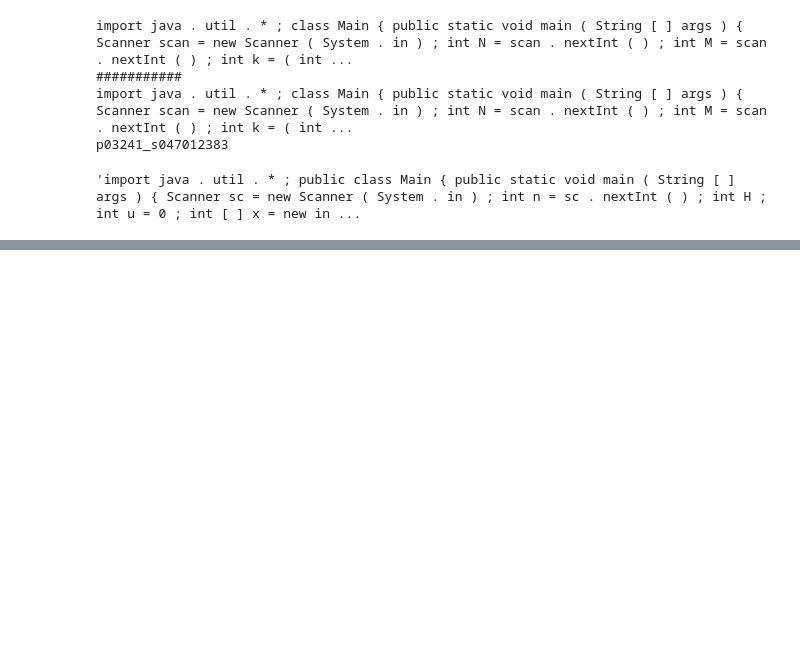
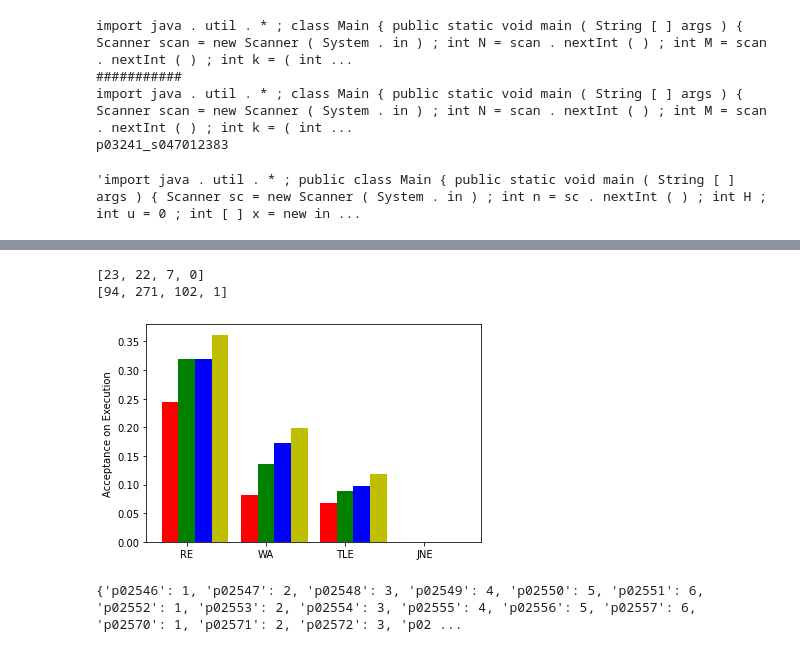
Before and after one commit to mahimanzum/FixEval, a Jupyter notebook: src/01_preprocessing.ipynb, the cells around one changed output, grey strips where cells are left out. Saved outputs shown, nothing was run; the diff lists cells and outputs as text; code cells hidden in the pictures; blank space fills up the shorter version.

```diff
--- a/src/01_preprocessing.ipynb
+++ b/src/01_preprocessing.ipynb
@@ -1834,0 +1686,80 @@ len(gen)
+# %%
+
+import numpy as np
+import matplotlib.pyplot as plt
+
+N = 4
+ind = np.arange(N)  # the x locations for the groups
+width = 0.21       # the width of the bars
+
+fig = plt.figure()
+ax = fig.add_subplot(111)
+
+top_1s, top_3s, top_5s, top_10s =  [], [], [], []
+counts = []
+for i in ['Runtime Error', 'Wrong Answer', 'Time Limit Exceeded', 'Judge Not Available']:
+    top_1s.append(verdict_top_at_acc[i]['top_1'])
+    top_3s.append(verdict_top_at_acc[i]['top_3'])
+    top_5s.append(verdict_top_at_acc[i]['top_5'])
+    top_10s.append(verdict_top_at_acc[i]['top_10'])
+    counts.append(verdict_count[i])
+
+print(top_1s)
+print(counts)
+rects1 = ax.bar(ind, [x/y for x, y in zip(top_1s, counts)], width, color='r')
+
+
+rects2 = ax.bar(ind+width, [x/y for x, y in zip(top_3s, counts)], width, color='g')
+
+rects3 = ax.bar(ind+width*2, [x/y for x, y in zip(top_5s, counts)], width, color='b')
+
+rects4 = ax.bar(ind+width*3, [x/y for x, y in zip(top_10s, counts)], width, color='y')
+
+
+
+ax.set_ylabel('Acceptance on Execution')
+ax.set_xticks(ind+width)
+ax.set_xticklabels( ('RE', 'WA', 'TLE', 'JNE'))
+#ax.legend( (rects1[0], rects2[0], rects3[0]), ('y', 'z', 'k') )
+
+def autolabel(rects):
+    for rect in rects:
+        h = rect.get_height()
+        ax.text(rect.get_x()+rect.get_width()/2., 1.05*h, '%d'%int(h),
+                ha='center', va='bottom')
+
+#autolabel(rects1)
+#autolabel(rects2)
+#autolabel(rects3)
+#autolabel(rects4)
+plt.savefig('Acceptance_By_Verdict.pdf', format='pdf', dpi=1200)
+#plt.show()
+# %% [output]
+[23, 22, 7, 0]
+[94, 271, 102, 1]
+[figure, added]
+# %%
+import pandas as pd
+from collections import defaultdict
+problemlist=pd.read_csv('problem_list.csv')
+problems = defaultdict(list)
+for index, row in problemlist.iterrows():
+    if(row['dataset']=='AtCoder'):
+        if("AtCoder Regular Contest" in row['name']):
+            number = row['name'].split(" ")[3]
+            problems["ARC"+number].append(row['id'])
+        if("AtCoder Beginner Contest" in row['name']):
+            number = row['name'].split(" ")[3]
+            problems["ABC"+number].append(row['id'])
+        if("AtCoder Grand Contest" in row['name']):
+            number = row['name'].split(" ")[3]
+            problems["AGC"+number].append(row['id'])
+
+#print(problems)
+difficulty = {}
+for key in problems.keys():
+    for idx, id in enumerate(problems[key]):
+        difficulty[id] = idx+1
+print(difficulty)
+# %% [output]
+{'p02546': 1, 'p02547': 2, 'p02548': 3, 'p02549': 4, 'p02550': 5, 'p02551': 6, 'p02552': 1, 'p02553': 2, 'p02554': 3, 'p02555': 4, 'p02556': 5, 'p02557': 6, 'p02570': 1, 'p02571': 2, 'p02572': 3, 'p02 ...
```
Also changed, not shown: parts of 47 cells of this notebook, 7 other files.
